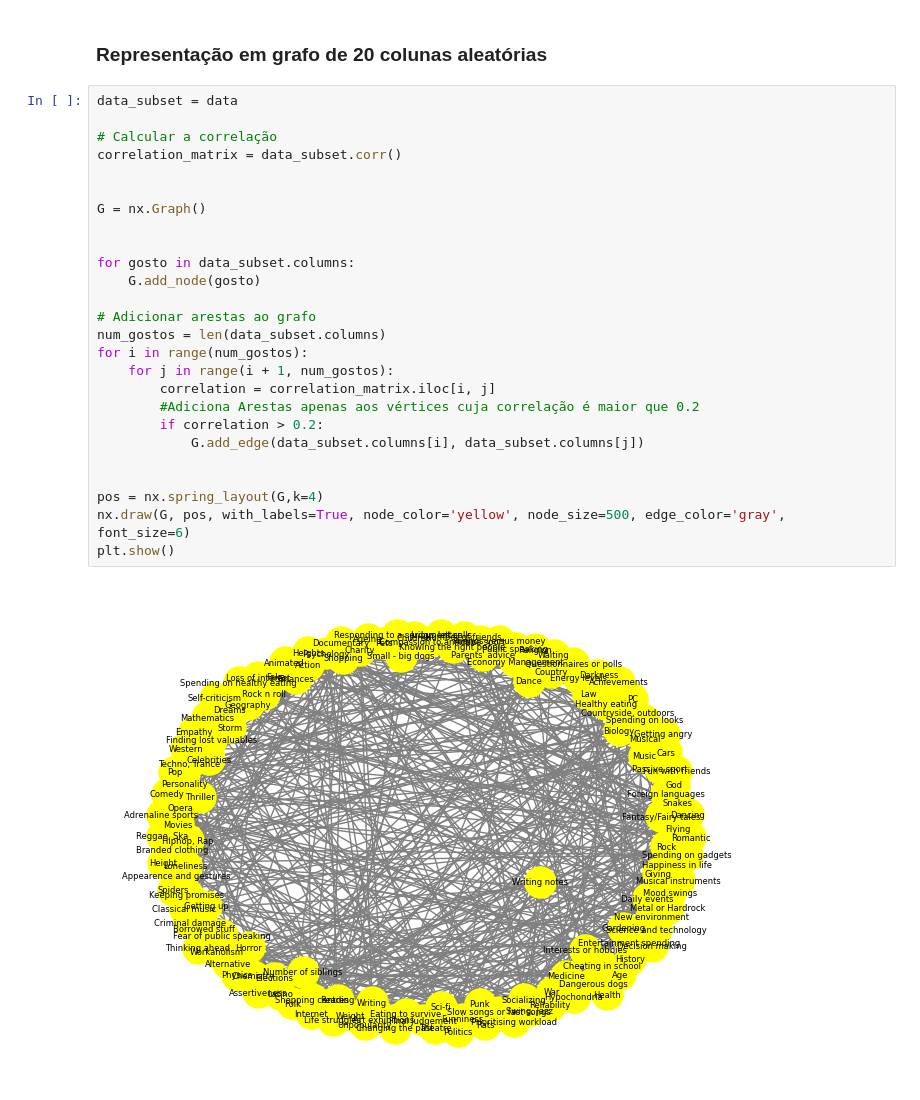
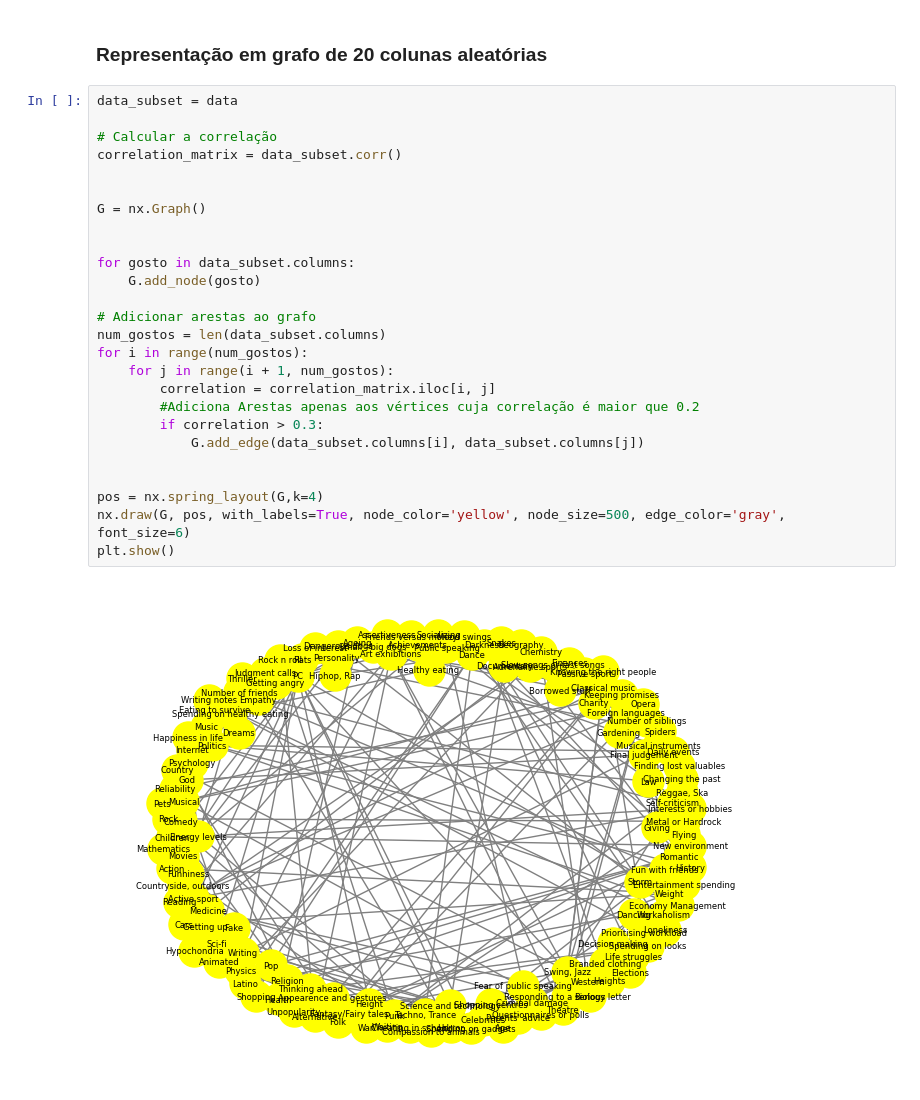
Before and after one commit to diego-alp-dt/Projeto_CR, a Jupyter notebook: Grafo.ipynb, the cells around one changed output. Saved outputs shown, nothing was run; the diff lists cells and outputs as text.

```diff
--- a/Grafo.ipynb
+++ b/Grafo.ipynb
@@ -65,28 +65,28 @@ plt.show()
 # %%
 data_subset = data
 
 # Calcular a correlação
 correlation_matrix = data_subset.corr()
 
 
 G = nx.Graph()
 
 
 for gosto in data_subset.columns:
     G.add_node(gosto)
 
 # Adicionar arestas ao grafo
 num_gostos = len(data_subset.columns)
 for i in range(num_gostos):
     for j in range(i + 1, num_gostos):
         correlation = correlation_matrix.iloc[i, j]
         #Adiciona Arestas apenas aos vértices cuja correlação é maior que 0.2
-        if correlation > 0.2:
+        if correlation > 0.3:
             G.add_edge(data_subset.columns[i], data_subset.columns[j])
 
 
 pos = nx.spring_layout(G,k=4)
 nx.draw(G, pos, with_labels=True, node_color='yellow', node_size=500, edge_color='gray', font_size=6)
 plt.show()
 # %% [output]
-[figure, old version]
+[figure, new version]
```
